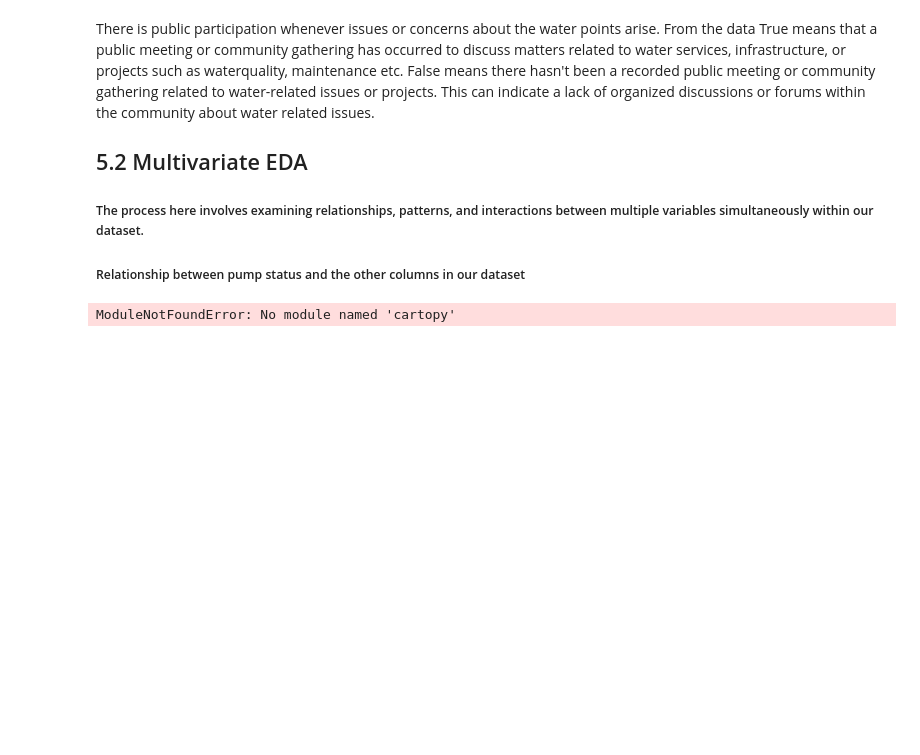
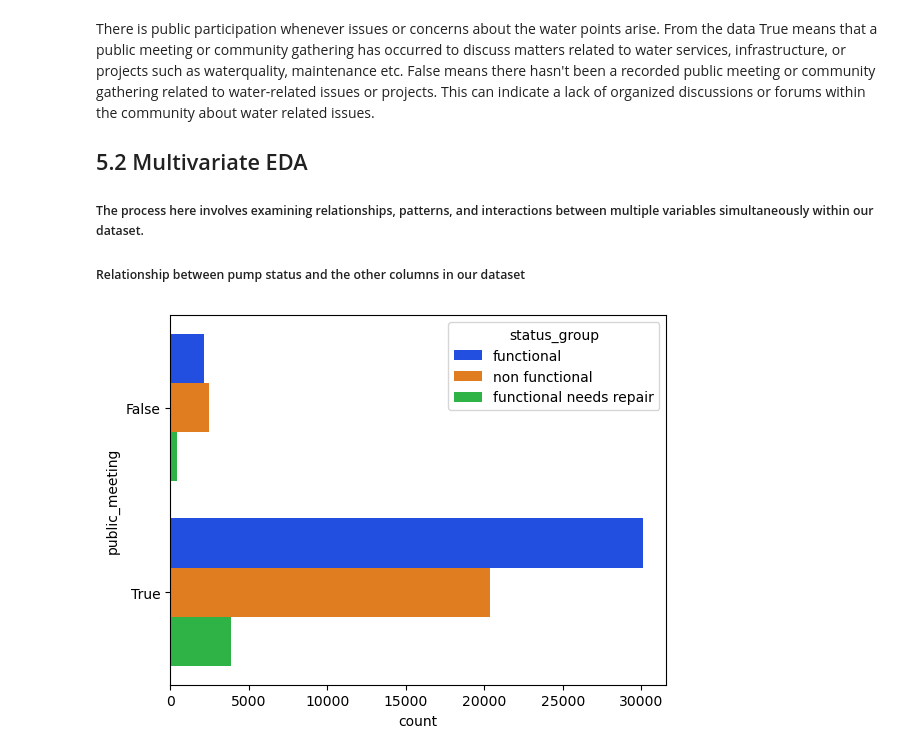
Before and after one commit to dev-ezzy/Classification-model, a Jupyter notebook: index.ipynb, the cells around one changed output. Cells and saved outputs as stored; diff of their text form; code cells hidden in the pictures; blank space fills up the shorter version.

```diff
--- a/index.ipynb
+++ b/index.ipynb
@@ -844,29 +844,3 @@ There is public participation whenever issues or concerns about the water points
 ##### The process here involves examining relationships, patterns, and interactions between multiple variables simultaneously within  our dataset.
 
 ##### Relationship between pump status and the other columns in our dataset
-# %%
-import cartopy.crs as ccrs
-
-# Assuming 'complete_data' is your DataFrame with longitude and latitude columns for pump locations
-# Replace 'complete_data' with your actual DataFrame name and column names
-
-# Create a plot
-plt.figure(figsize=(10, 6))
-
-# Set up the map projection
-ax = plt.axes(projection=ccrs.PlateCarree())
-
-# Plot pumps as scatter points on the map
-ax.scatter(complete_data['longitude'], complete_data['latitude'], color='blue', s=5, label='pumps')
-
-# Add map features like coastlines, borders, etc. (optional)
-ax.coastlines()
-
-# Set the title and legend
-plt.title('Distribution of Pumps')
-plt.legend()
-
-# Show the plot
-plt.show()
-# %% [output]
-ModuleNotFoundError: No module named 'cartopy'
@@ -909,0 +847,11 @@ plt.show()
+# %%
+def multivariate_ycountplot(column, data):
+    sns.countplot(y = column, data = data, hue= "status_group", palette= "bright");
+
+def multivariate_xcountplot(column, data):
+    sns.countplot(x = column, data = data,  hue= "status_group", palette= "bright");
+    plt.xticks(rotation = 45)
+# %%
+multivariate_ycountplot("public_meeting", complete_data)
+# %% [output]
+[figure, added]
```
Also changed, not shown: parts of 1 cell of this notebook.
